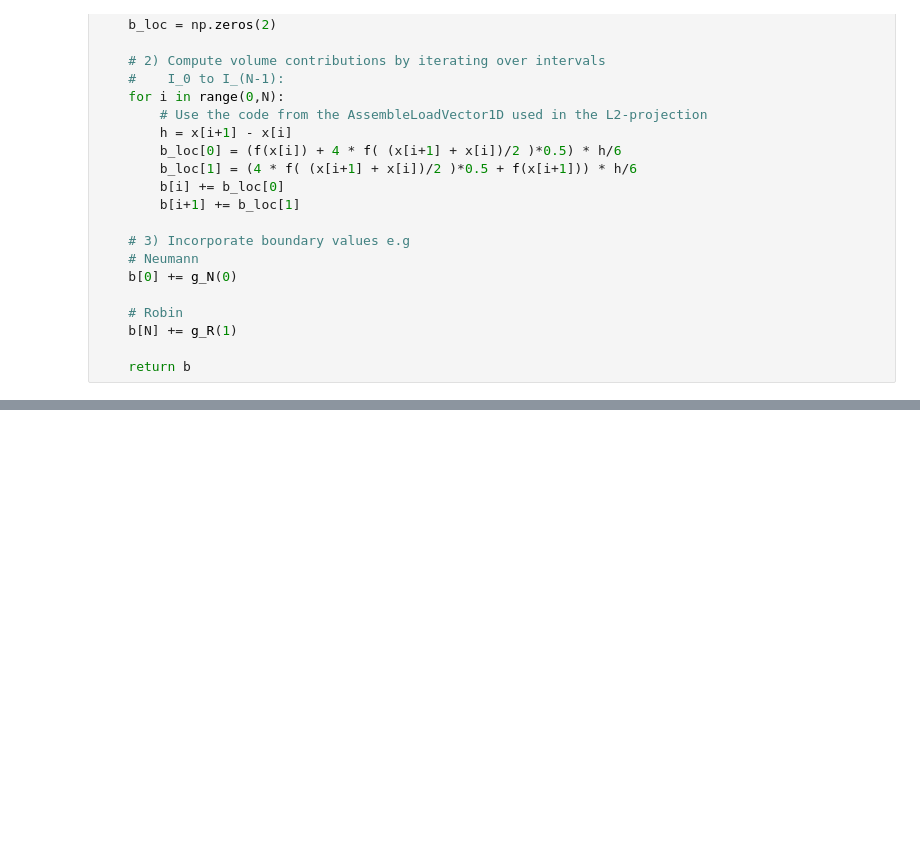
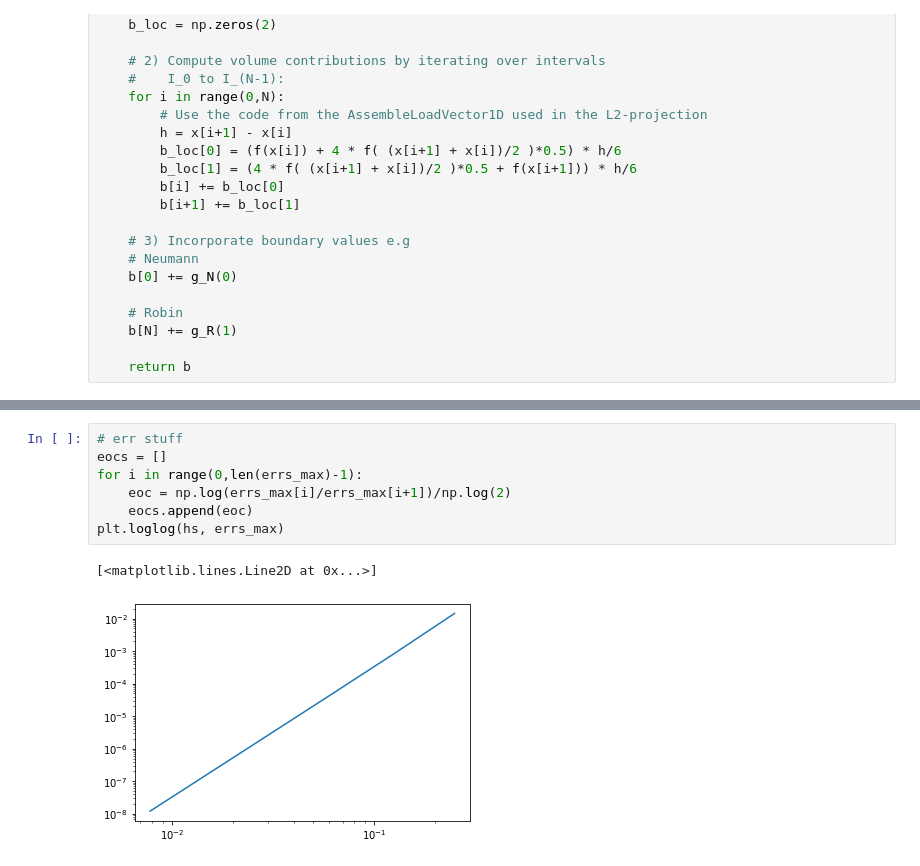
Before and after one commit to klashenriksson/numpde, a Jupyter notebook: lab3/lab_03.ipynb, the cells around one changed output, grey strips where cells are left out. Cells and saved outputs as stored; diff of their text form; blank space fills up the shorter version.

```diff
--- a/lab3/lab_03.ipynb
+++ b/lab3/lab_03.ipynb
@@ -500,0 +536,10 @@ plt.plot(x_analytic, u(x_analytic))
+# %%
+# err stuff
+eocs = []
+for i in range(0,len(errs_max)-1):
+    eoc = np.log(errs_max[i]/errs_max[i+1])/np.log(2)
+    eocs.append(eoc)
+plt.loglog(hs, errs_max)
+# %% [output]
+[<matplotlib.lines.Line2D at 0x...>]
+[figure, added]
```
Also changed, not shown: parts of 2 cells of this notebook.
